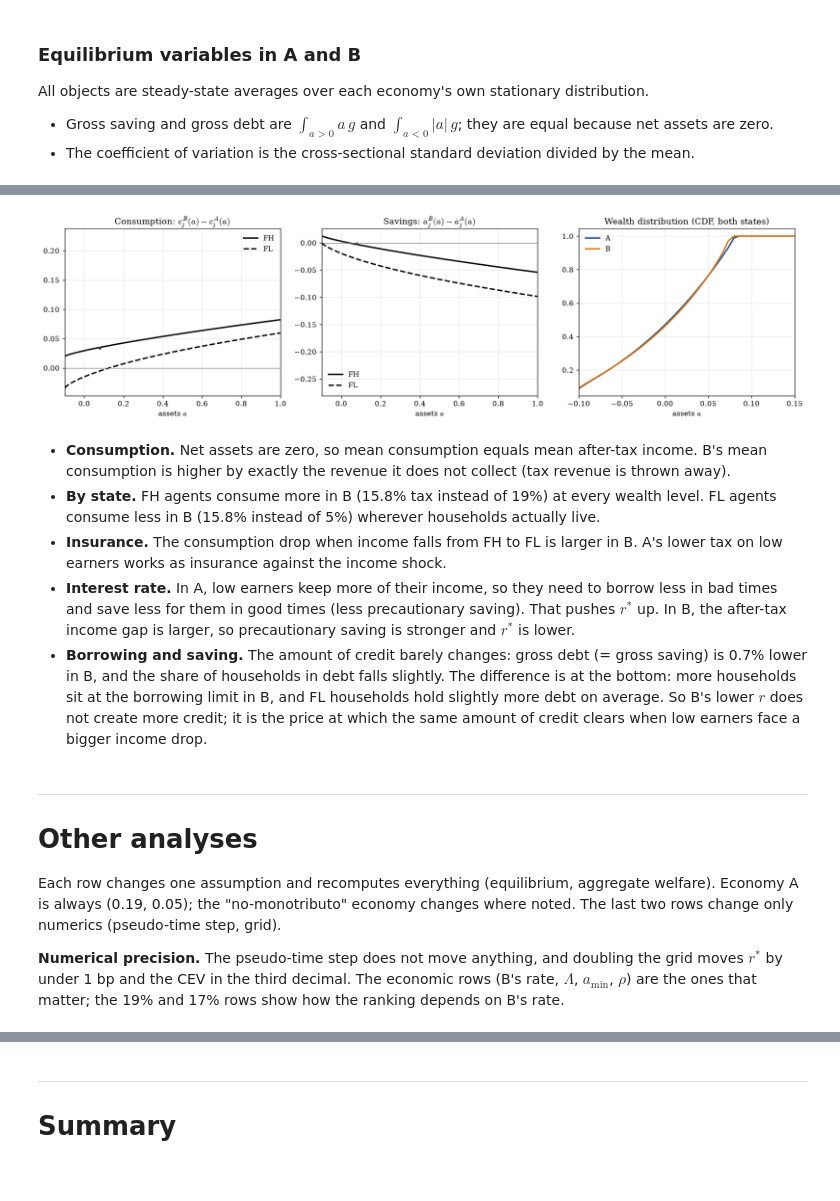
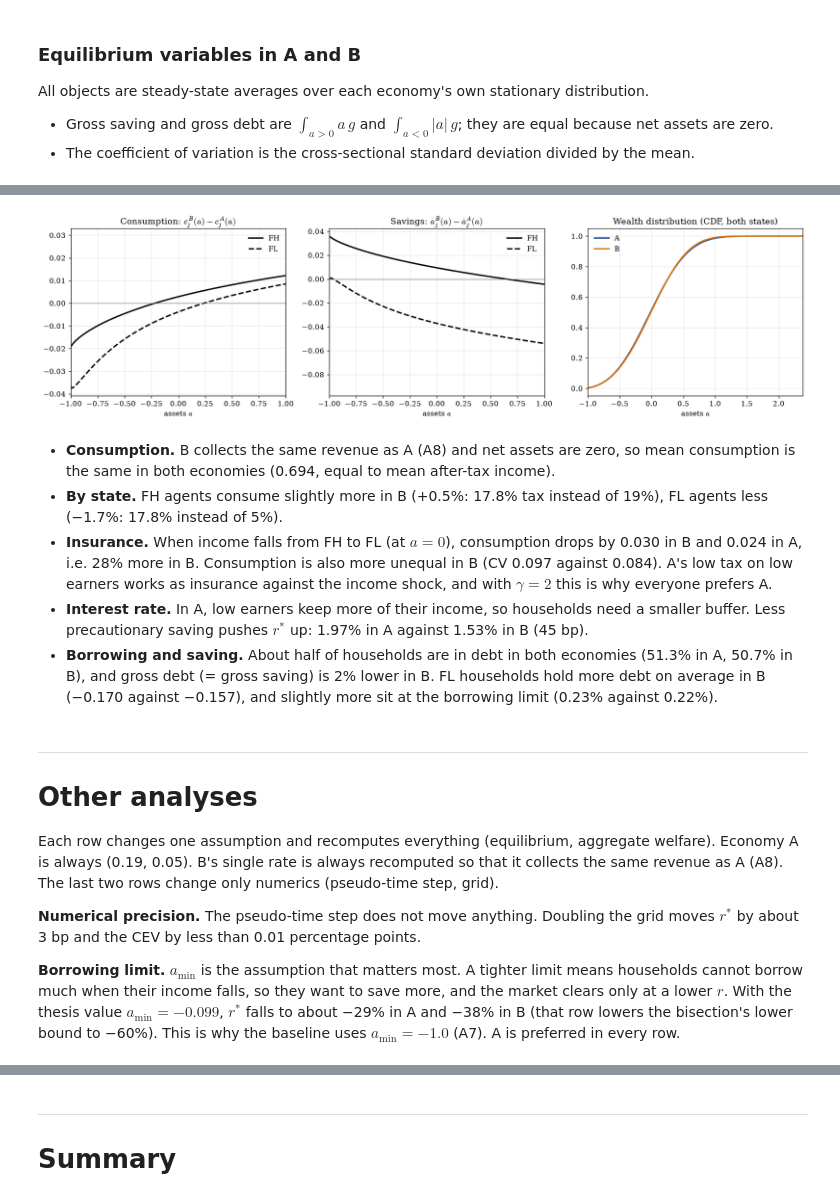
Before and after one commit to gtriberti9/Thesis_ArgFiscal, a Jupyter notebook: building_pipeline/formal_econ.ipynb, the cells around one changed output, grey strips where cells are left out. Cells and saved outputs as stored; diff of their text form; code cells hidden in the pictures.

```diff
--- a/building_pipeline/formal_econ.ipynb
+++ b/building_pipeline/formal_econ.ipynb
@@ -408,7 +417,7 @@ for ax, j in zip(axes[:2], range(2)):
     for k, col in zip(show, cols):
         lab = "initial guess" if k == 0 else (f"iteration {k}" if k < len(hist) - 1 else f"converged (it. {k})")
         ax.plot(a, hist[k][:, j], color=col, lw=1.8, label=lab)
-    ax.set_title(f"Value function $V_{{{FORMAL[j]}}}(a)$"); ax.set_xlabel("assets $a$"); ax.set_xlim(-0.1, 1.5); ax.legend(fontsize=8)
+    ax.set_title(f"Value function $V_{{{FORMAL[j]}}}(a)$"); ax.set_xlabel("assets $a$"); ax.set_xlim(params["amin"], 1.5); ax.legend(fontsize=8)
 axes[2].semilogy(np.arange(1, sol_trial["iters"] + 1), sol_trial["resid"], "o-", color="k")
 axes[2].set_title(r"$\max|V^{n+1}-V^n|$"); axes[2].set_xlabel("iteration")
 plt.tight_layout(); plt.show()
@@ -491,7 +500,7 @@ def find_r_star(E, p, r0=0.01, rmin=-0.05, rmax=None, tol_S=1e-6, max_iter=100):
     rmax = p["rho"] - 1e-4 if rmax is None else rmax
     tau, r, V_seed, log = E["tau"], r0, None, []
     for k in range(1, max_iter + 1):
-        sol = solve_given_r(r, tau, p, V_init=V_seed)
+        sol = solve_given_r(r, tau, p, V_init=V_seed, T=E.get("T", 0.0))
         S = excess_assets(sol, p)
         log.append(dict(iter=k, r=r, S=S, r_min=rmin, r_max=rmax, HJB_iters=sol["iters"]))
         if S > tol_S:    rmax, r = r, 0.5 * (r + rmin)
@@ -622,10 +631,10 @@ fig, axes = plt.subplots(1, 2, figsize=(12, 4.3))
 for j, nm in enumerate(FORMAL):
     axes[0].plot(a, sol_A["V"][:, j], "-" if j == 0 else "--", color=C_A, lw=2, label=f"A, {nm}")
     axes[0].plot(a, sol_B["V"][:, j], "-" if j == 0 else "--", color=C_B, lw=2, label=f"B, {nm}")
-axes[0].set_title("Value function $V_j(a)$"); axes[0].set_xlabel("assets $a$"); axes[0].set_xlim(-0.1, 2); axes[0].legend()
+axes[0].set_title("Value function $V_j(a)$"); axes[0].set_xlabel("assets $a$"); axes[0].set_xlim(params["amin"], 2); axes[0].legend()
 for j, nm in enumerate(FORMAL):
     axes[1].plot(a, sol_A["V"][:, j] - sol_B["V"][:, j], "-" if j == 0 else "--", color="k", lw=2, label=f"{nm}")
 axes[1].axhline(0, color="grey", lw=0.8)
-axes[1].set_title("$V^A_j(a)-V^B_j(a)$  (positive: better off in A)"); axes[1].set_xlabel("assets $a$"); axes[1].set_xlim(-0.1, 2); axes[1].legend()
+axes[1].set_title("$V^A_j(a)-V^B_j(a)$  (positive: better off in A)"); axes[1].set_xlabel("assets $a$"); axes[1].set_xlim(params["amin"], 2); axes[1].legend()
 plt.tight_layout(); plt.show()
 # %% [output]
@@ -773,5 +787,5 @@ In 9a the CEV is negative everywhere on the grid, but it rises with wealth. The
 # %%
-p_wide = make_params(Lam_F, amax=40.0, I=6400)
+p_wide = make_params(Lam_F, amax=40.0, I=int(round((40.0 - params["amin"]) / params["da"])) + 1)   # same spacing as the baseline grid
 sA_w, _ = find_r_star(ECON_A, p_wide); sB_w, _ = find_r_star(ECON_B, p_wide)
 CEV_w = 100 * cev(sA_w["V"], sB_w["V"], gam)
 print(f"Wide grid: r*_A = {100*sA_w['r']:.4f}%, r*_B = {100*sB_w['r']:.4f}%  (baseline grid: {100*rA:.4f}%, {100*rB:.4f}%)")
@@ -875,30 +889,32 @@ display(EV.round(4))
 # %%
 fig, axes = plt.subplots(1, 3, figsize=(15, 4.2))
 for j, (nm, ls) in enumerate(zip(FORMAL, ["-", "--"])):
     axes[0].plot(a, sol_B["c"][:, j] - sol_A["c"][:, j], ls, color="k", lw=2, label=nm)
     axes[1].plot(a, sol_B["s"][:, j] - sol_A["s"][:, j], ls, color="k", lw=2, label=nm)
 for E, sol, col in (("A", sol_A, C_A), ("B", sol_B, C_B)):
     G = np.cumsum(sol["g"].sum(axis=1)) * params["da"]
     axes[2].plot(a, G, color=col, lw=2, label=E)
 axes[0].set_title("Consumption: $c^B_j(a)-c^A_j(a)$"); axes[1].set_title(r"Savings: $\dot a^B_j(a)-\dot a^A_j(a)$")
 axes[2].set_title("Wealth distribution (CDF, both states)")
-for ax in axes[:2]: ax.axhline(0, color="grey", lw=0.8); ax.set_xlim(-0.1, 1.0); ax.legend()
-axes[2].set_xlim(-0.1, 0.15); axes[2].legend()
+for ax in axes[:2]: ax.axhline(0, color="grey", lw=0.8); ax.set_xlim(params["amin"], 1.0); ax.legend()
+axes[2].set_xlim(params["amin"], a_live_max); axes[2].legend()
 for ax in axes: ax.set_xlabel("assets $a$")
 plt.tight_layout(); plt.show()
 # %% [output]
-[figure, old version]
+[figure, new version]
 # %% [markdown]
-- **Consumption.** Net assets are zero, so mean consumption equals mean after-tax income. B's mean consumption is higher by exactly the revenue it does not collect (tax revenue is thrown away).
-- **By state.** FH agents consume more in B (15.8% tax instead of 19%) at every wealth level. FL agents consume less in B (15.8% instead of 5%) wherever households actually live.
-- **Insurance.** The consumption drop when income falls from FH to FL is larger in B. A's lower tax on low earners works as insurance against the income shock.
-- **Interest rate.** In A, low earners keep more of their income, so they need to borrow less in bad times and save less for them in good times (less precautionary saving). That pushes $r^*$ up. In B, the after-tax income gap is larger, so precautionary saving is stronger and $r^*$ is lower.
-- **Borrowing and saving.** The amount of credit barely changes: gross debt (= gross saving) is 0.7% lower in B, and the share of households in debt falls slightly. The difference is at the bottom: more households sit at the borrowing limit in B, and FL households hold slightly more debt on average. So B's lower $r$ does not create more credit; it is the price at which the same amount of credit clears when low earners face a bigger income drop.
+- **Consumption.** B collects the same revenue as A (A8) and net assets are zero, so mean consumption is the same in both economies (0.694, equal to mean after-tax income).
+- **By state.** FH agents consume slightly more in B (+0.5%: 17.8% tax instead of 19%), FL agents less (−1.7%: 17.8% instead of 5%).
+- **Insurance.** When income falls from FH to FL (at $a=0$), consumption drops by 0.030 in B and 0.024 in A, i.e. 28% more in B. Consumption is also more unequal in B (CV 0.097 against 0.084). A's low tax on low earners works as insurance against the income shock, and with $\gamma=2$ this is why everyone prefers A.
+- **Interest rate.** In A, low earners keep more of their income, so households need a smaller buffer. Less precautionary saving pushes $r^*$ up: 1.97% in A against 1.53% in B (45 bp).
+- **Borrowing and saving.** About half of households are in debt in both economies (51.3% in A, 50.7% in B), and gross debt (= gross saving) is 2% lower in B. FL households hold more debt on average in B (−0.170 against −0.157), and slightly more sit at the borrowing limit (0.23% against 0.22%).
 # %% [markdown]
 ---
 # Other analyses
 
-Each row changes one assumption and recomputes everything (equilibrium, aggregate welfare). Economy A is always (0.19, 0.05); the "no-monotributo" economy changes where noted. The last two rows change only numerics (pseudo-time step, grid).
+Each row changes one assumption and recomputes everything (equilibrium, aggregate welfare). Economy A is always (0.19, 0.05). B's single rate is always recomputed so that it collects the same revenue as A (A8). The last two rows change only numerics (pseudo-time step, grid).
 
-**Numerical precision.** The pseudo-time step does not move anything, and doubling the grid moves $r^*$ by under 1 bp and the CEV in the third decimal. The economic rows (B's rate, $\Lambda$, $a_{\min}$, $\rho$) are the ones that matter; the 19% and 17% rows show how the ranking depends on B's rate.
+**Numerical precision.** The pseudo-time step does not move anything. Doubling the grid moves $r^*$ by about 3 bp and the CEV by less than 0.01 percentage points.
+
+**Borrowing limit.** $a_{\min}$ is the assumption that matters most. A tighter limit means households cannot borrow much when their income falls, so they want to save more, and the market clears only at a lower $r$. With the thesis value $a_{\min}=-0.099$, $r^*$ falls to about −29% in A and −38% in B (that row lowers the bisection's lower bound to −60%). This is why the baseline uses $a_{\min}=-1.0$ (A7). A is preferred in every row.
 # %%
```
Also changed, not shown: parts of 48 cells of this notebook.
